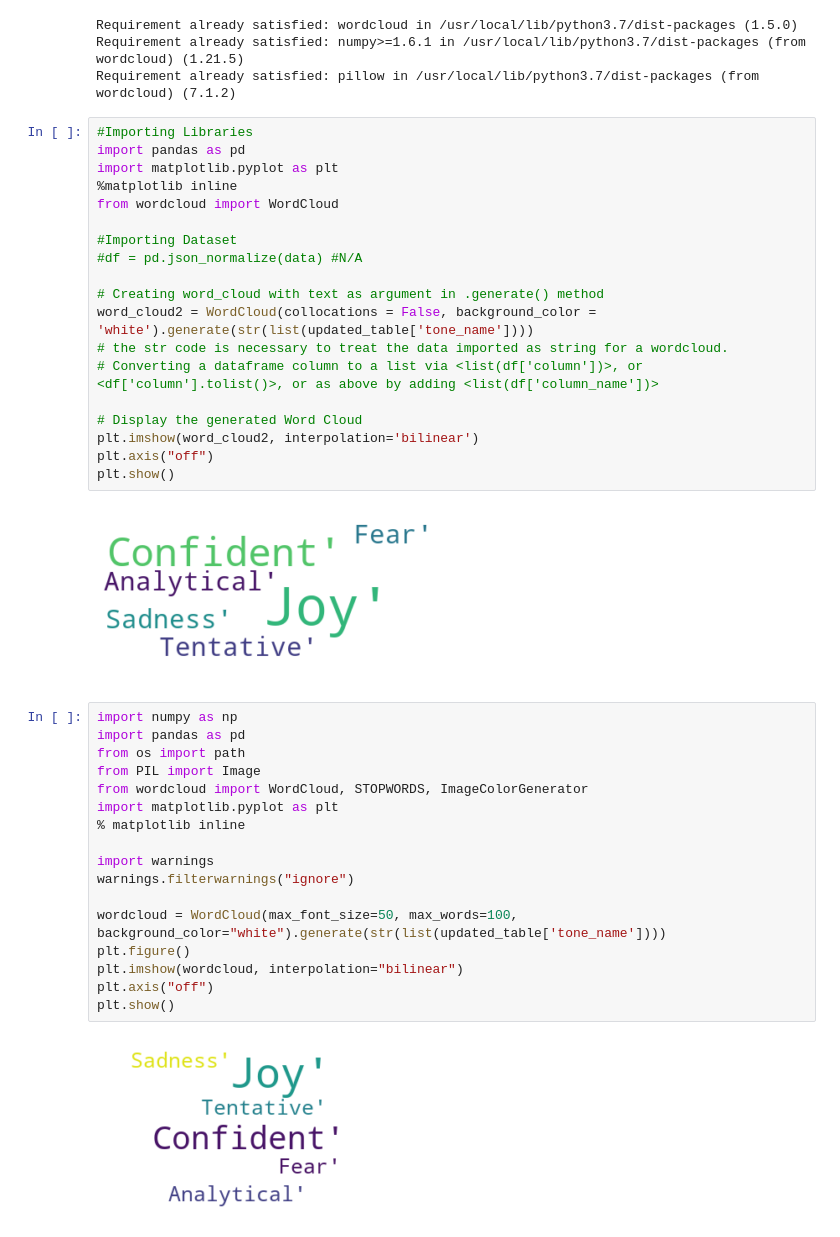
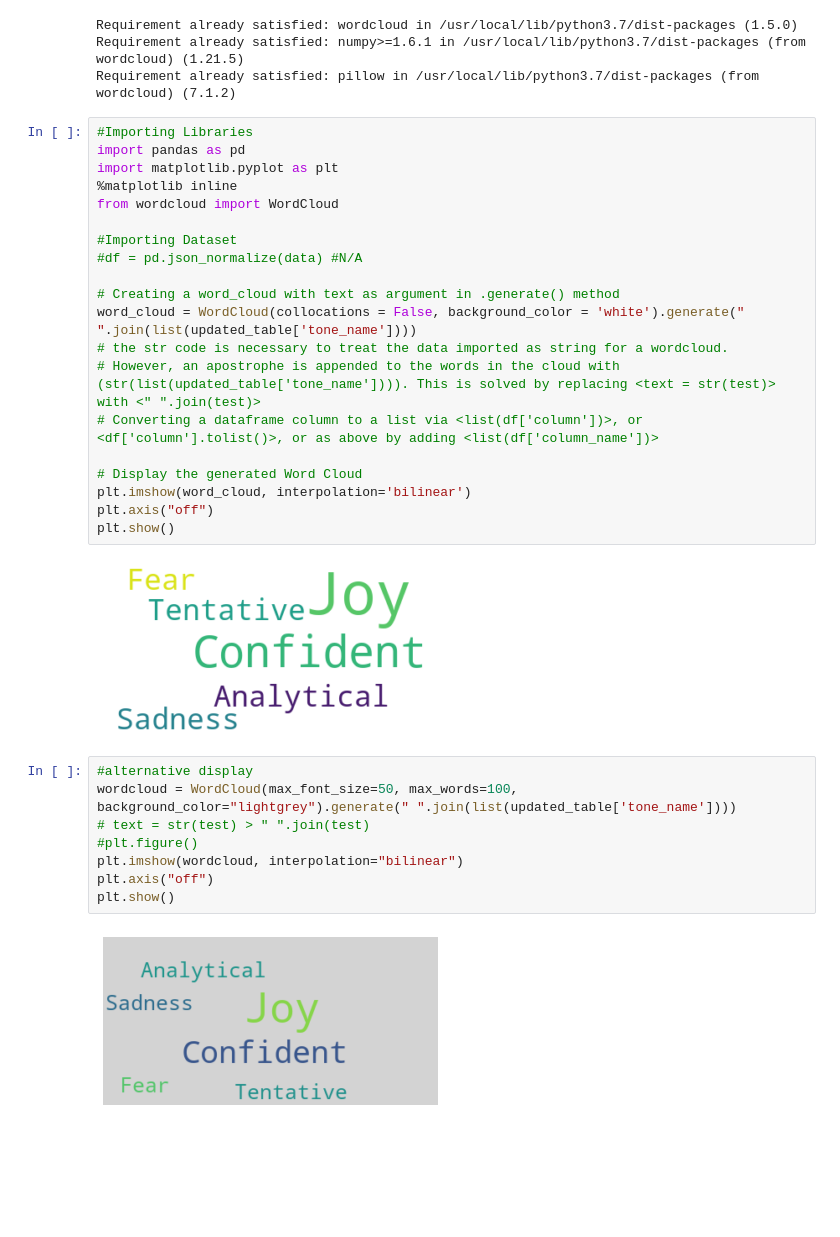
Before and after one commit to EllenSakkla/-PythonFundamentals, a Jupyter notebook: projects/WatsonToneAnalyser.ipynb, the cells around one changed output. Saved outputs shown, nothing was run; the diff lists cells and outputs as text; blank space fills up the shorter version.

```diff
--- a/projects/WatsonToneAnalyser.ipynb
+++ b/projects/WatsonToneAnalyser.ipynb
@@ -437,33 +437,25 @@ from wordcloud import WordCloud
 #Importing Dataset
 #df = pd.json_normalize(data) #N/A
 
-# Creating word_cloud with text as argument in .generate() method
-word_cloud2 = WordCloud(collocations = False, background_color = 'white').generate(str(list(updated_table['tone_name'])))
+# Creating a word_cloud with text as argument in .generate() method
+word_cloud = WordCloud(collocations = False, background_color = 'white').generate(" ".join(list(updated_table['tone_name'])))
 # the str code is necessary to treat the data imported as string for a wordcloud.
+# However, an apostrophe is appended to the words in the cloud with (str(list(updated_table['tone_name']))). This is solved by replacing <text = str(test)> with <" ".join(test)>
 # Converting a dataframe column to a list via <list(df['column'])>, or <df['column'].tolist()>, or as above by adding <list(df['column_name'])>
 
 # Display the generated Word Cloud
-plt.imshow(word_cloud2, interpolation='bilinear')
+plt.imshow(word_cloud, interpolation='bilinear')
 plt.axis("off")
 plt.show()
 # %% [output]
-[figure, old version]
+[figure, new version]
 # %%
-import numpy as np
-import pandas as pd
-from os import path
-from PIL import Image
-from wordcloud import WordCloud, STOPWORDS, ImageColorGenerator
-import matplotlib.pyplot as plt
-% matplotlib inline
-
-import warnings
-warnings.filterwarnings("ignore")
-
-wordcloud = WordCloud(max_font_size=50, max_words=100, background_color="white").generate(str(list(updated_table['tone_name'])))
-plt.figure()
+#alternative display
+wordcloud = WordCloud(max_font_size=50, max_words=100, background_color="lightgrey").generate(" ".join(list(updated_table['tone_name'])))
+# text = str(test) > " ".join(test)
+#plt.figure()
 plt.imshow(wordcloud, interpolation="bilinear")
 plt.axis("off")
 plt.show()
 # %% [output]
-[figure, old version]
+[figure, new version]
```
Also changed, not shown: parts of 1 cell of this notebook.
